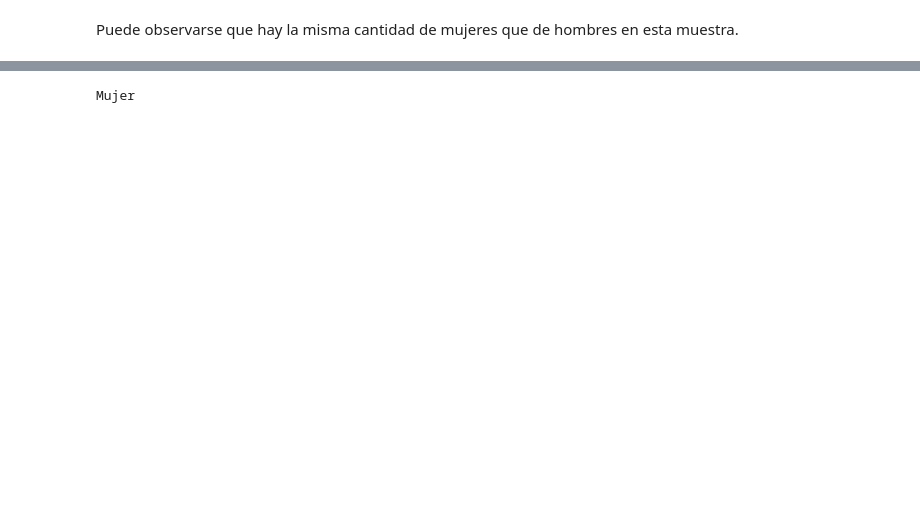
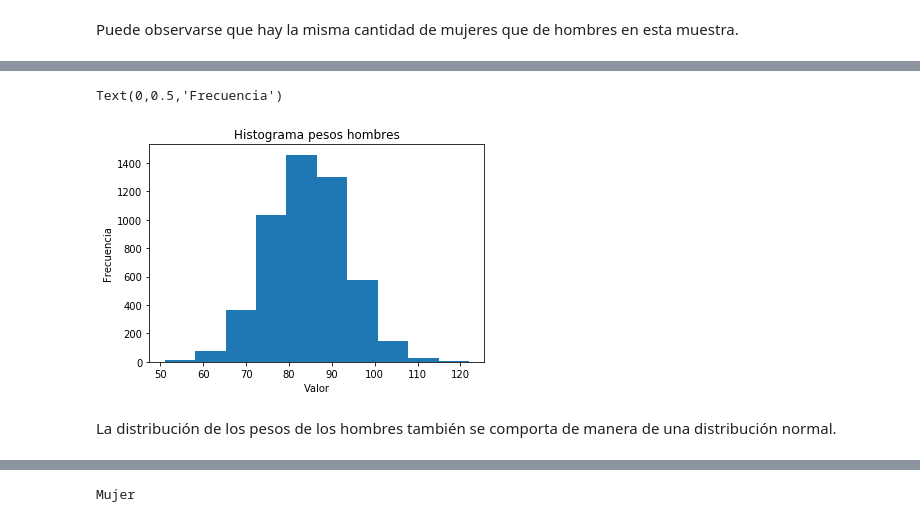
Before and after one commit to mariannerapp/Practica-Final, a Jupyter notebook: Rapp_Practica-Final.ipynb, the cells around one changed output, grey strips where cells are left out. Saved outputs shown, nothing was run; the diff lists cells and outputs as text; code cells hidden in the pictures; blank space fills up the shorter version.

```diff
--- a/Rapp_Practica-Final.ipynb
+++ b/Rapp_Practica-Final.ipynb
@@ -306,0 +248,9 @@ Posteriori de Mujer: 0.0010246532083443985
+# %%
+#Se genera una matriz que contenga únicamente pesos de los hombres:
+
+pes_hom = np.zeros((len(hombres),1))
+
+for i in range(len(hombres)):
+    pes_hom[i, 0] = df['Peso'][i]
+
+print(pes_hom)
@@ -306,0 +265,12 @@ Posteriori de Mujer: 0.0010246532083443985
+# %%
+#Se grafica el histograma de pesos de los hombres:
+
+plt.hist(pes_hom)
+plt.title("Histograma pesos hombres")
+plt.xlabel("Valor")
+plt.ylabel("Frecuencia")
+# %% [output]
+Text(0,0.5,'Frecuencia')
+[figure, added]
+# %% [markdown]
+La distribución de los pesos de los hombres también se comporta de manera de una distribución normal.
```
Also changed, not shown: parts of 73 cells of this notebook.
